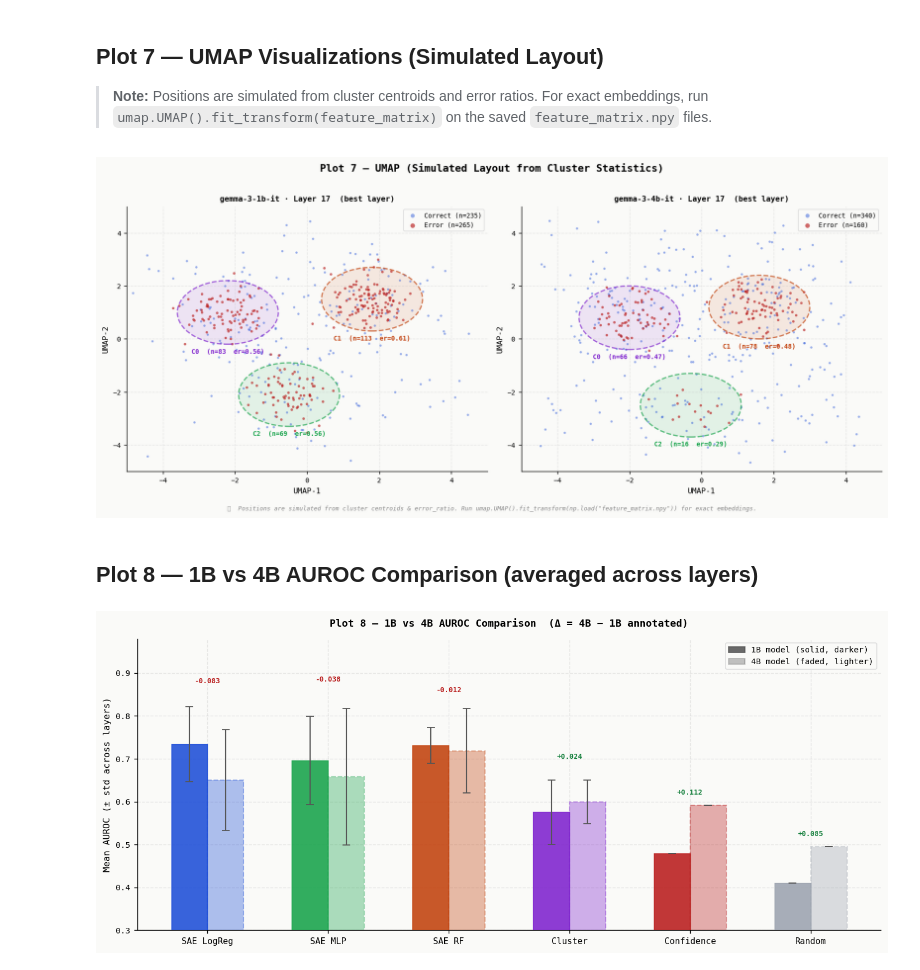
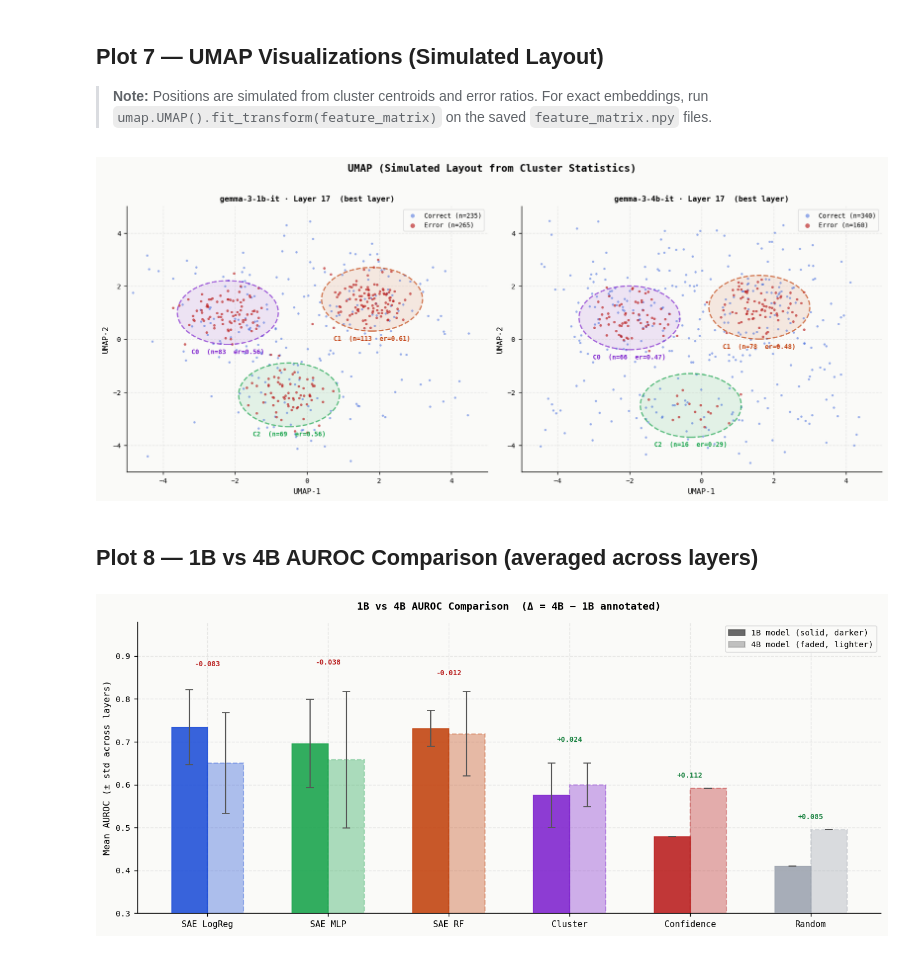
Before and after one commit to Neeni2604/Automated-Deferral-With-Interpretability, a Jupyter notebook: sae_deferral_plots.ipynb, the cells around one changed output. Saved outputs shown, nothing was run; the diff lists cells and outputs as text; code cells hidden in the pictures.

Commit message:
Updated plots

```diff
--- a/sae_deferral_plots.ipynb
+++ b/sae_deferral_plots.ipynb
@@ -177,8 +177,9 @@ ax.set_xticks(x)
 ax.set_xticklabels(CONFIGS)
 ax.set_ylabel('F1 @ 30% Coverage')
 ax.set_ylim(0.10, 0.78)
-ax.set_title('Plot 2 — F1 at 30% Coverage by System & Layer Configuration', fontweight='bold', pad=14)
-ax.legend(loc='upper right', ncol=3, framealpha=0.9, edgecolor='#ddd')
+ax.set_title('F1 at 30% Coverage by System & Layer Configuration', fontweight='bold', pad=14)
+# ax.legend(loc='upper right', ncol=3, framealpha=0.9, edgecolor='#ddd')
+ax.legend(loc='upper center', ncol=3, framealpha=0.9, edgecolor='#ddd', bbox_to_anchor=(0.5, -0.15))
 ax.set_xlim(-0.55, 5.55)
 plt.tight_layout()
 plt.show()
@@ -367,39 +371,35 @@ def simulate_umap(ax, cluster_cfg, total_correct, total_errors, title):
                 f'C{ci}  (n={cl["n_errors"]}  er={cl["er"]:.2f})',
                 ha='center', fontsize=7.5, color=cluster_cols[ci], fontweight='bold', zorder=5)
 
     ax.set_xlim(-5, 5); ax.set_ylim(-5, 5)
     ax.set_xlabel('UMAP-1'); ax.set_ylabel('UMAP-2')
     ax.set_title(title, fontsize=9, fontweight='bold')
     ax.legend(loc='upper right', markerscale=1.8, fontsize=7.5,
               framealpha=0.9, edgecolor='#ddd')
 
 
 fig, (ax1, ax2) = plt.subplots(1, 2, figsize=(13, 5.5))
-fig.suptitle('Plot 7 — UMAP (Simulated Layout from Cluster Statistics)', fontweight='bold', y=1.01)
+fig.suptitle('UMAP (Simulated Layout from Cluster Statistics)', fontweight='bold', y=1.01)
 
 simulate_umap(ax1,
     [{'cx':-2.2,'cy':1.0,'n_errors':83, 'er':0.559},
      {'cx': 1.8,'cy':1.5,'n_errors':113,'er':0.607},
      {'cx':-0.5,'cy':-2.1,'n_errors':69,'er':0.564}],
     total_correct=235, total_errors=265,
     title='gemma-3-1b-it · Layer 17  (best layer)')
 
 simulate_umap(ax2,
     [{'cx':-2.0,'cy':0.8, 'n_errors':66,'er':0.473},
      {'cx': 1.6,'cy':1.2, 'n_errors':78,'er':0.476},
      {'cx':-0.3,'cy':-2.5,'n_errors':16,'er':0.290}],
     total_correct=340, total_errors=160,
     title='gemma-3-4b-it · Layer 17  (best layer)')
 
-fig.text(0.5, -0.02,
-         '⚠  Positions are simulated from cluster centroids & error_ratio. '
-         'Run umap.UMAP().fit_transform(np.load("feature_matrix.npy")) for exact embeddings.',
-         ha='center', fontsize=7, color='#888', style='italic')
 
 plt.tight_layout()
 plt.show()
 # %% [output]
-[figure, old version]
+[figure, new version]
 # %% [markdown]
 ## Plot 8 — 1B vs 4B AUROC Comparison (averaged across layers)
 # %%
@@ -437,7 +437,7 @@ ax.set_xticks(xs)
 ax.set_xticklabels(SYSTEMS, fontsize=8.5)
 ax.set_ylabel('Mean AUROC (± std across layers)')
 ax.set_ylim(0.30, 0.98)
-ax.set_title('Plot 8 — 1B vs 4B AUROC Comparison  (Δ = 4B − 1B annotated)',
+ax.set_title('1B vs 4B AUROC Comparison  (Δ = 4B − 1B annotated)',
              fontweight='bold', pad=12)
 
 # Custom legend
@@ -450,4 +450,4 @@ ax.legend(handles=leg_patches, loc='upper right', framealpha=0.9, edgecolor='#dd
 plt.tight_layout()
 plt.show()
 # %% [output]
-[figure, old version]
+[figure, new version]
```
Also changed, not shown: parts of 6 cells of this notebook.
